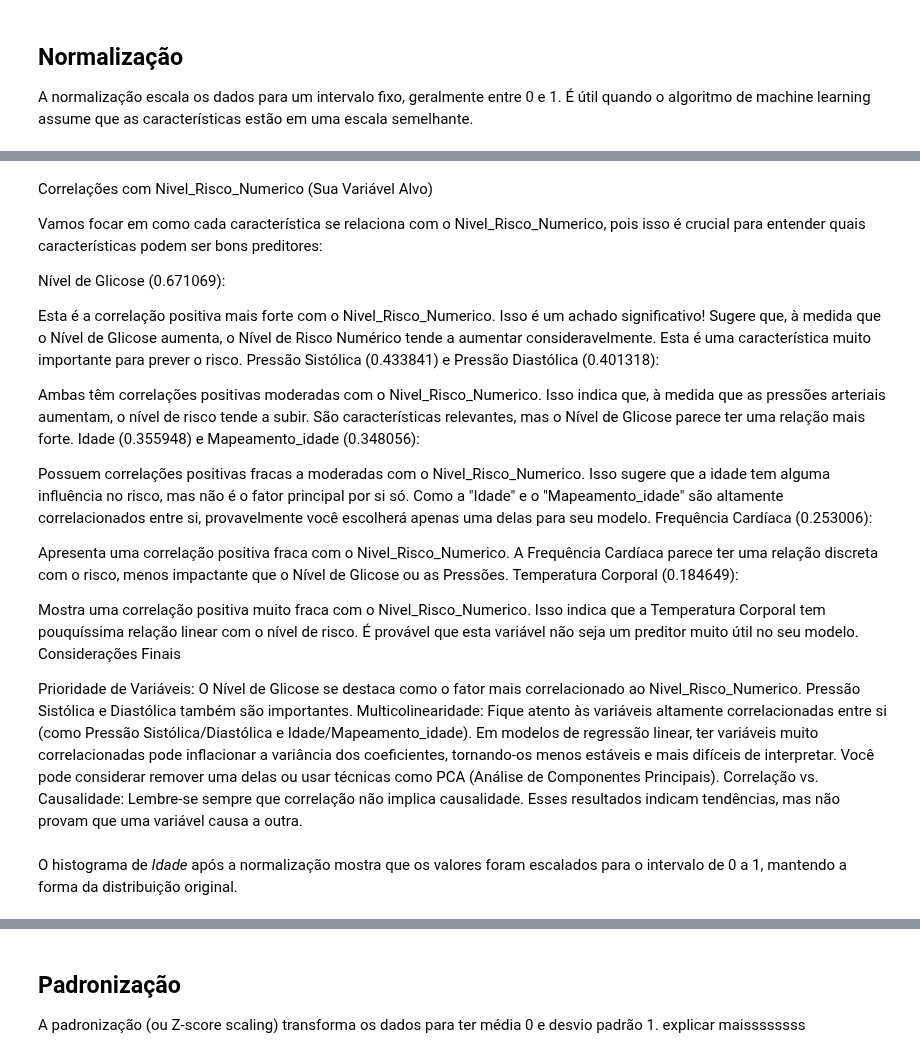
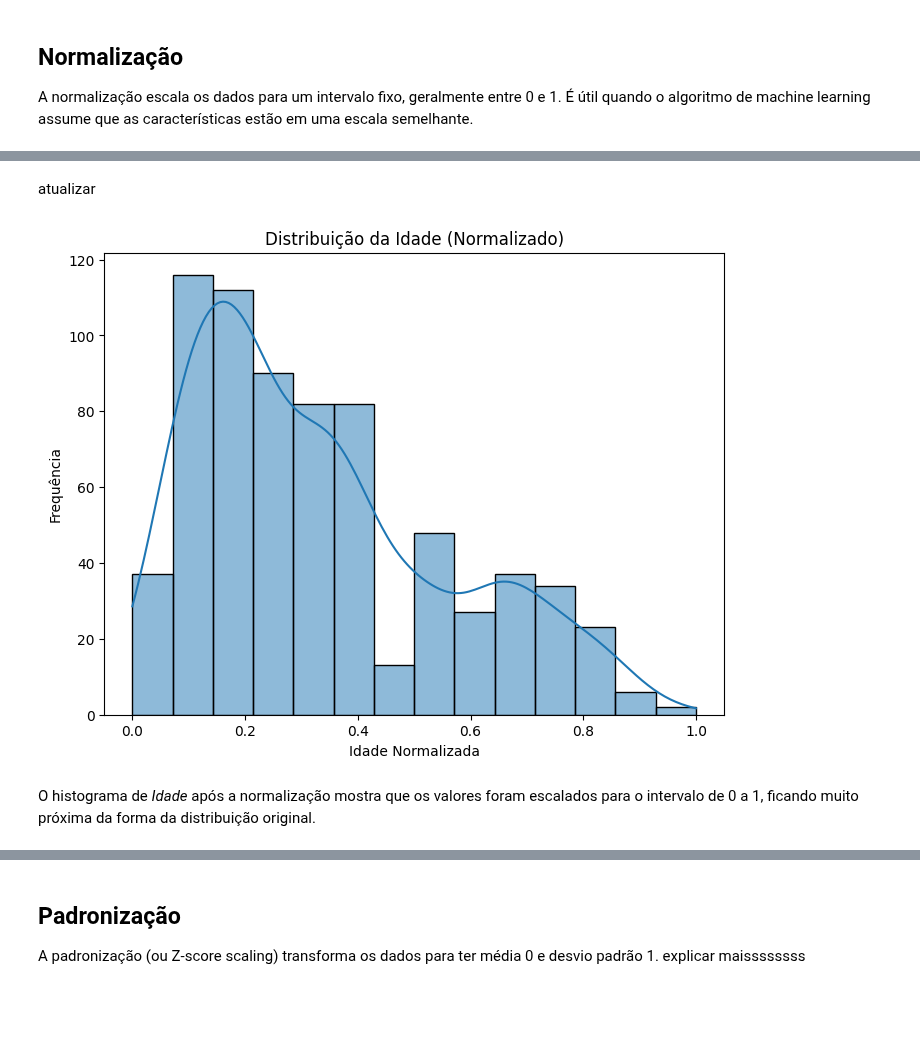
Before and after one commit to AlineFiori/MVP, a Jupyter notebook: Template_Análise_de_Dados_Pregnancy.ipynb, the cells around one changed output, grey strips where cells are left out. Drawn from its saved outputs; the diff is of its cells as text; code cells hidden in the pictures; blank space fills up the shorter version.

```diff
--- a/Template_Análise_de_Dados_Pregnancy.ipynb
+++ b/Template_Análise_de_Dados_Pregnancy.ipynb
@@ -563,0 +557,13 @@ y = Dataset['Nivel_Risco_Numerico']
+# %%
+# 1. Separar features (X) e target (y)
+# Colunas que serão as features (X) - Excluímos 'Nivel_Risco' (string) e 'Nivel_Risco_Numerico' (o target)
+features = [
+    'Idade', 'Pressao_Sistolica', 'Pressao_Diastolica',
+    'Nivel_Glicose', 'Temperatura_Corporal', 'Frequencia_Cardiaca',
+    'Idade_35+' # Inclui a nova feature numérica
+]
+X = Dataset[features] # Features
+y = Dataset['Nivel_Risco_Numerico'] # Target
+
+print(f"\nDimensão de X (features): {X.shape}")
+print(f"Dimensão de y (target): {y.shape}")
@@ -674,36 +718,15 @@ plt.show()
-# %% [markdown]
-Correlações com Nivel_Risco_Numerico (Sua Variável Alvo)
-
-Vamos focar em como cada característica se relaciona com o Nivel_Risco_Numerico, pois isso é crucial para entender quais características podem ser bons preditores:
-
-Nível de Glicose (0.671069):
-
-Esta é a correlação positiva mais forte com o Nivel_Risco_Numerico. Isso é um achado significativo! Sugere que, à medida que o Nível de Glicose aumenta, o Nível de Risco Numérico tende a aumentar consideravelmente. Esta é uma característica muito importante para prever o risco.
-Pressão Sistólica (0.433841) e Pressão Diastólica (0.401318):
-
-Ambas têm correlações positivas moderadas com o Nivel_Risco_Numerico. Isso indica que, à medida que as pressões arteriais aumentam, o nível de risco tende a subir. São características relevantes, mas o Nível de Glicose parece ter uma relação mais forte.
-Idade (0.355948) e Mapeamento_idade (0.348056):
-
-Possuem correlações positivas fracas a moderadas com o Nivel_Risco_Numerico. Isso sugere que a idade tem alguma influência no risco, mas não é o fator principal por si só. Como a "Idade" e o "Mapeamento_idade" são altamente correlacionados entre si, provavelmente você escolherá apenas uma delas para seu modelo.
-Frequência Cardíaca (0.253006):
-
-Apresenta uma correlação positiva fraca com o Nivel_Risco_Numerico. A Frequência Cardíaca parece ter uma relação discreta com o risco, menos impactante que o Nível de Glicose ou as Pressões.
-Temperatura Corporal (0.184649):
-
-Mostra uma correlação positiva muito fraca com o Nivel_Risco_Numerico. Isso indica que a Temperatura Corporal tem pouquíssima relação linear com o nível de risco. É provável que esta variável não seja um preditor muito útil no seu modelo.
-Considerações Finais
-
-Prioridade de Variáveis: O Nível de Glicose se destaca como o fator mais correlacionado ao Nivel_Risco_Numerico. Pressão Sistólica e Diastólica também são importantes.
-Multicolinearidade: Fique atento às variáveis altamente correlacionadas entre si (como Pressão Sistólica/Diastólica e Idade/Mapeamento_idade). Em modelos de regressão linear, ter variáveis muito correlacionadas pode inflacionar a variância dos coeficientes, tornando-os menos estáveis e mais difíceis de interpretar. Você pode considerar remover uma delas ou usar técnicas como PCA (Análise de Componentes Principais).
-Correlação vs. Causalidade: Lembre-se sempre que correlação não implica causalidade. Esses resultados indicam tendências, mas não provam que uma variável causa a outra.
+# %% [markdown]
+atualizar
 # %%
 # Visualização da distribuição após a normalização (exemplo para uma característica)
 plt.figure(figsize=(8, 6))
-sns.histplot(df_normalized['Idade'], kde=True)
+sns.histplot(df_X_train_normalized['Idade'], kde=True)
 plt.title('Distribuição da Idade (Normalizado)')
 plt.xlabel('Idade Normalizada')
 plt.ylabel('Frequência')
 plt.show()
+# %% [output]
+[figure, added]
 # %% [markdown]
-O histograma de *Idade* após a normalização mostra que os valores foram escalados para o intervalo de 0 a 1, mantendo a forma da distribuição original.
+O histograma de *Idade* após a normalização mostra que os valores foram escalados para o intervalo de 0 a 1, ficando muito próxima da forma da distribuição original.
 # %%
```
Also changed, not shown: parts of 9 cells of this notebook.
